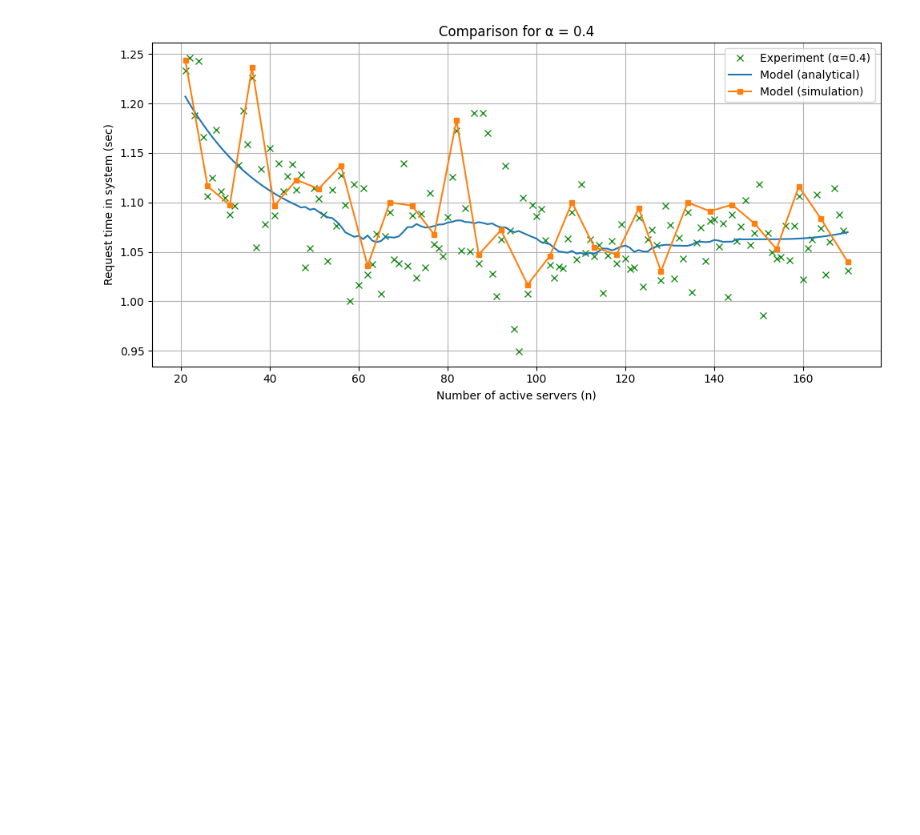
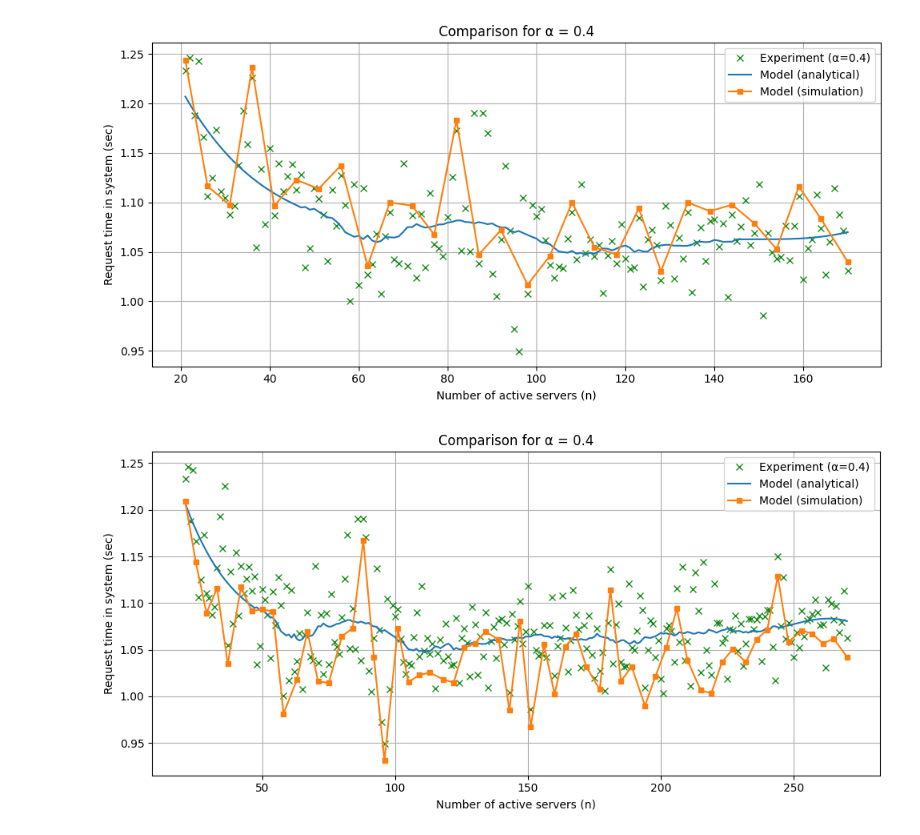
Before and after one commit to MikelMelnichuk/cpu_io_analytics, a Jupyter notebook: Image_creation/Analytical_approach.ipynb, the cells around one changed output. Drawn from its saved outputs; the diff is of its cells as text; code cells hidden in the pictures; blank space fills up the shorter version.

```diff
--- a/Image_creation/Analytical_approach.ipynb
+++ b/Image_creation/Analytical_approach.ipynb
@@ -588,10 +466,3 @@ def simulate_for_config(alpha, n, num_requests=50000, warmup=5000):
-# %%
-results = []
-for alpha in target_alphas:
-    for n in range(21, 694, 20):  # step for speed
-        sim_T = simulate_for_config(alpha, n, num_requests=20000, warmup=2000)
-        if sim_T is not None:
-            results.append((alpha, n, sim_T))
 # %%
 import simpy
 import random
@@ -787,3 +658,17 @@ plot_T_for_alpha(
 )
 # %% [output]
 [figure]
+# %%
+plot_T_for_alpha(
+    alpha=0.4,
+    experiment_df=investigate_df,
+    smooth=False,
+    max_index=250,
+    do_sim=True,
+    sim_replications=3,
+    sim_requests=2000,
+    sim_warmup=20,
+    sim_max_points=60
+)
+# %% [output]
+[figure, added]
```
Also changed, not shown: parts of 15 cells of this notebook, 2 other files.
